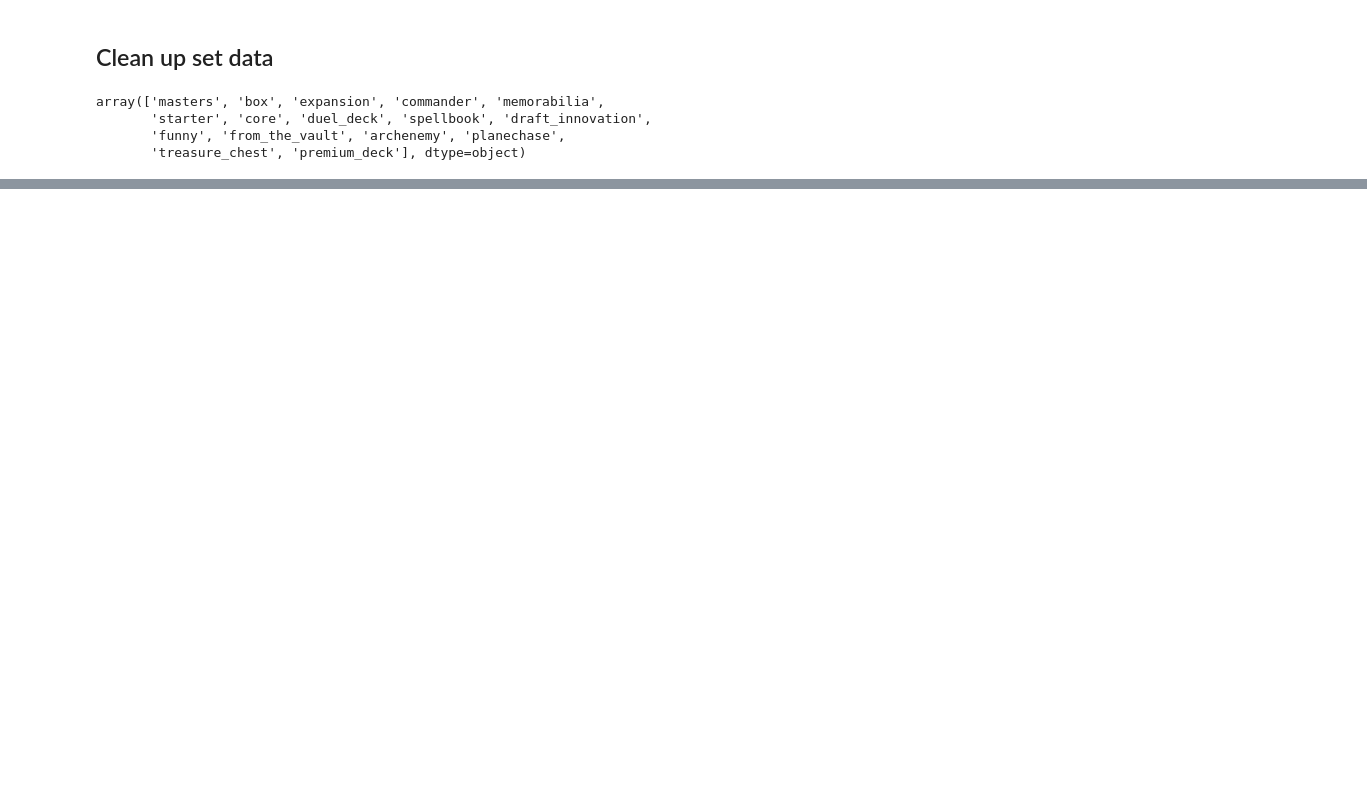
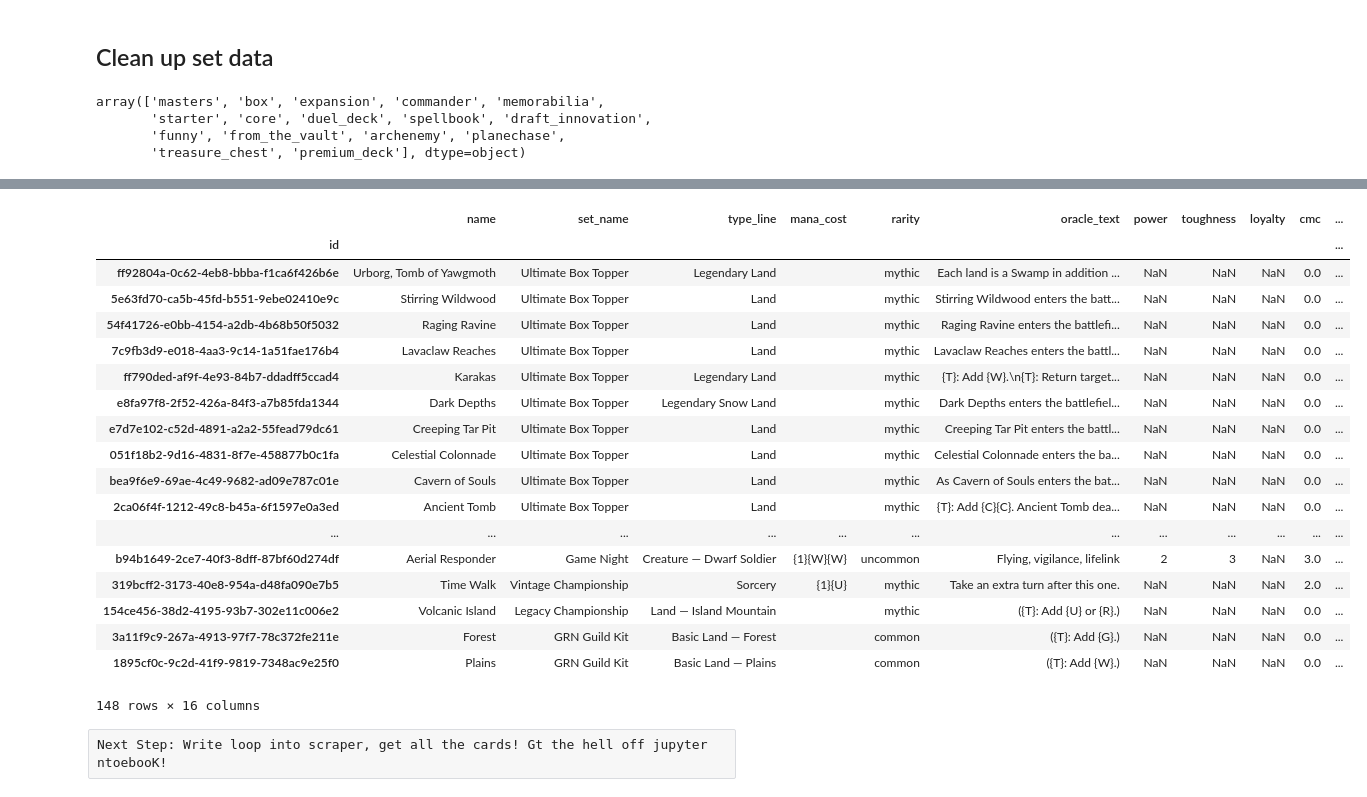
Before and after one commit to alexgcuevas/mystic-speculation, a Jupyter notebook: scrape/Scraping Scratchpad.ipynb, the cells around one changed output, grey strips where cells are left out. Cells and saved outputs as stored; diff of their text form; code cells hidden in the pictures; blank space fills up the shorter version.

```diff
--- a/scrape/Scraping Scratchpad.ipynb
+++ b/scrape/Scraping Scratchpad.ipynb
@@ -100,0 +134,66 @@ sets_df['set_type'].unique()
+# %%
+# Features to keep
+MVP_features = [
+    'name',
+    'set_name',
+    'type_line',
+    'mana_cost',
+    'rarity',
+    'oracle_text',
+    'power',
+    'toughness',
+    'loyalty',
+    'cmc',
+    'set',
+    'color_identity',
+    'colors',
+    'reprint',
+    'layout',
+    'legalities',
+]
+
+misc_features = [
+    'all_parts',
+    'artist',
+    'border_color',
+    'card_faces',
+    'edhrec_rank',
+    'flavor_text',
+    'foil',
+    'nonfoil',
+    'full_art',
+    'watermark'
+    'timeshifted',
+    'colorshifted',
+    'futureshifted',
+    'illustration_id',
+    'multiverse_ids',
+    'oracle_id',
+    'prints_search_uri',
+    'rulings_uri',
+    'set_search_uri',
+]
+# %%
+clean_cards[MVP_features]
+# %% [output]
+|  | name | set_name | type_line | mana_cost | rarity | oracle_text | power | toughness | loyalty | cmc | ... |
+| id |  |  |  |  |  |  |  |  |  |  | ... |
+| ff92804a-0c62-4eb8-bbba-f1ca6f426b6e | Urborg, Tomb of Yawgmoth | Ultimate Box Topper | Legendary Land |  | mythic | Each land is a Swamp in addition ... | NaN | NaN | NaN | 0.0 | ... |
+| 5e63fd70-ca5b-45fd-b551-9ebe02410e9c | Stirring Wildwood | Ultimate Box Topper | Land |  | mythic | Stirring Wildwood enters the batt... | NaN | NaN | NaN | 0.0 | ... |
+| 54f41726-e0bb-4154-a2db-4b68b50f5032 | Raging Ravine | Ultimate Box Topper | Land |  | mythic | Raging Ravine enters the battlefi... | NaN | NaN | NaN | 0.0 | ... |
+| 7c9fb3d9-e018-4aa3-9c14-1a51fae176b4 | Lavaclaw Reaches | Ultimate Box Topper | Land |  | mythic | Lavaclaw Reaches enters the battl... | NaN | NaN | NaN | 0.0 | ... |
+| ff790ded-af9f-4e93-84b7-ddadff5ccad4 | Karakas | Ultimate Box Topper | Legendary Land |  | mythic | {T}: Add {W}.\n{T}: Return target... | NaN | NaN | NaN | 0.0 | ... |
+| e8fa97f8-2f52-426a-84f3-a7b85fda1344 | Dark Depths | Ultimate Box Topper | Legendary Snow Land |  | mythic | Dark Depths enters the battlefiel... | NaN | NaN | NaN | 0.0 | ... |
+| e7d7e102-c52d-4891-a2a2-55fead79dc61 | Creeping Tar Pit | Ultimate Box Topper | Land |  | mythic | Creeping Tar Pit enters the battl... | NaN | NaN | NaN | 0.0 | ... |
+| 051f18b2-9d16-4831-8f7e-458877b0c1fa | Celestial Colonnade | Ultimate Box Topper | Land |  | mythic | Celestial Colonnade enters the ba... | NaN | NaN | NaN | 0.0 | ... |
+| bea9f6e9-69ae-4c49-9682-ad09e787c01e | Cavern of Souls | Ultimate Box Topper | Land |  | mythic | As Cavern of Souls enters the bat... | NaN | NaN | NaN | 0.0 | ... |
+| 2ca06f4f-1212-49c8-b45a-6f1597e0a3ed | Ancient Tomb | Ultimate Box Topper | Land |  | mythic | {T}: Add {C}{C}. Ancient Tomb dea... | NaN | NaN | NaN | 0.0 | ... |
+| ... | ... | ... | ... | ... | ... | ... | ... | ... | ... | ... | ... |
+| b94b1649-2ce7-40f3-8dff-87bf60d274df | Aerial Responder | Game Night | Creature — Dwarf Soldier | {1}{W}{W} | uncommon | Flying, vigilance, lifelink | 2 | 3 | NaN | 3.0 | ... |
+| 319bcff2-3173-40e8-954a-d48fa090e7b5 | Time Walk | Vintage Championship | Sorcery | {1}{U} | mythic | Take an extra turn after this one. | NaN | NaN | NaN | 2.0 | ... |
+| 154ce456-38d2-4195-93b7-302e11c006e2 | Volcanic Island | Legacy Championship | Land — Island Mountain |  | mythic | ({T}: Add {U} or {R}.) | NaN | NaN | NaN | 0.0 | ... |
+| 3a11f9c9-267a-4913-97f7-78c372fe211e | Forest | GRN Guild Kit | Basic Land — Forest |  | common | ({T}: Add {G}.) | NaN | NaN | NaN | 0.0 | ... |
+| 1895cf0c-9c2d-41f9-9819-7348ac9e25f0 | Plains | GRN Guild Kit | Basic Land — Plains |  | common | ({T}: Add {W}.) | NaN | NaN | NaN | 0.0 | ... |
+148 rows × 16 columns
+# %% [raw]
+Next Step: Write loop into scraper, get all the cards! Gt the hell off jupyter ntoebooK!
```
Also changed, not shown: parts of 11 cells of this notebook, 1 other file.
